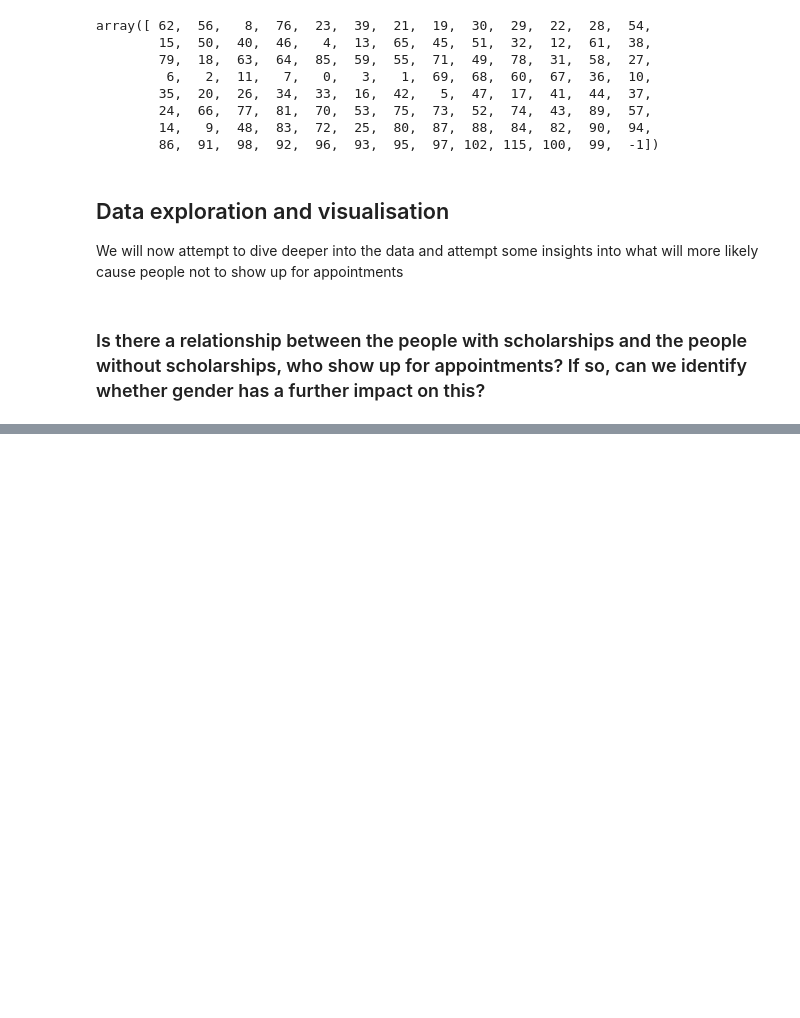
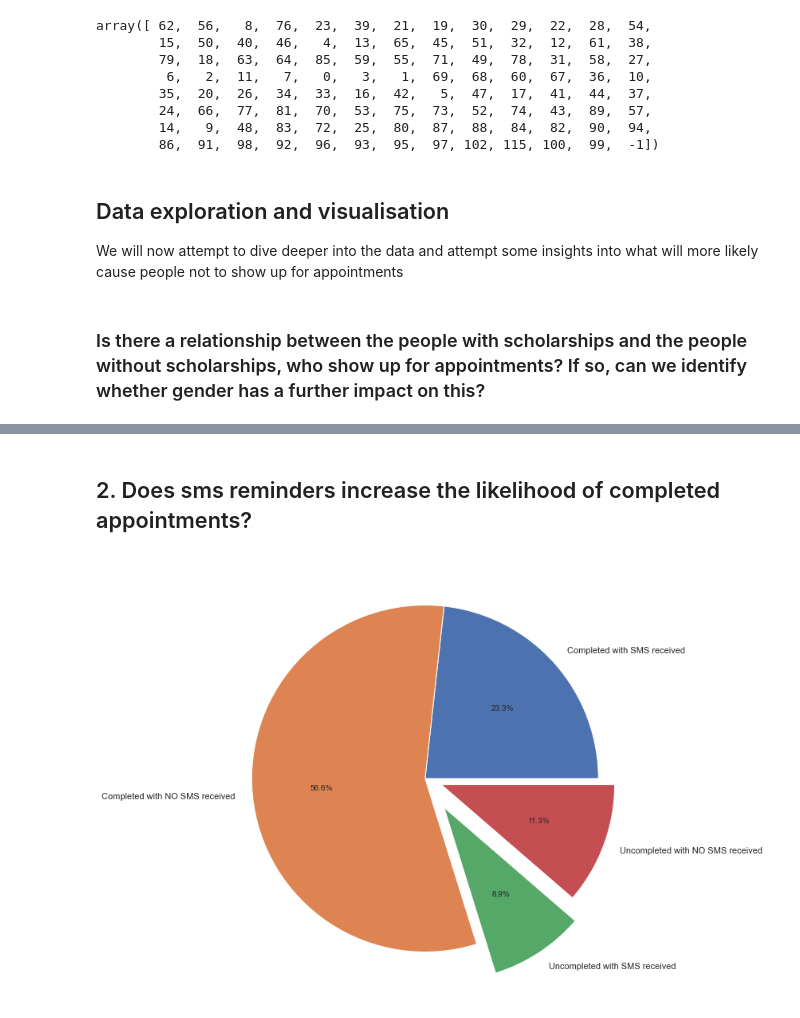
Before and after one commit to Melark/NoShow_Medical_DataSet_Analysis, a Jupyter notebook: Final.ipynb, the cells around one changed output, grey strips where cells are left out. Saved outputs shown, nothing was run; the diff lists cells and outputs as text; code cells hidden in the pictures; blank space fills up the shorter version.

```diff
--- a/Final.ipynb
+++ b/Final.ipynb
@@ -279,0 +315,22 @@ plt.show();
+# %% [markdown]
+## 2. Does sms reminders increase the likelihood of completed appointments?
+# %%
+completed_w_sms = len(completed_appointments.query("sms_received == 1"))
+completed_wo_sms = len(completed_appointments.query("sms_received == 0"))
+
+uncompleted_w_sms = len(uncompleted_appointments.query("sms_received == 1"))
+uncompleted_wo_sms = len(uncompleted_appointments.query("sms_received == 0"))
+
+fig, ax = plt.subplots()
+fig.set_figheight(10)
+fig.set_figwidth(14)
+
+labels = ["Completed with SMS received", "Completed with NO SMS received", "Uncompleted with SMS received", "Uncompleted with NO SMS received"]
+y = np.array([completed_w_sms,completed_wo_sms,uncompleted_w_sms,uncompleted_wo_sms])
+
+explode_uncompleted_no_sms = [0, 0, 0.2, 0.1]
+plt.pie(y, labels = labels, explode = explode_uncompleted_no_sms, autopct='%1.1f%%')
+
+plt.show()
+# %% [output]
+[figure, added]
```
Also changed, not shown: parts of 12 cells of this notebook.
